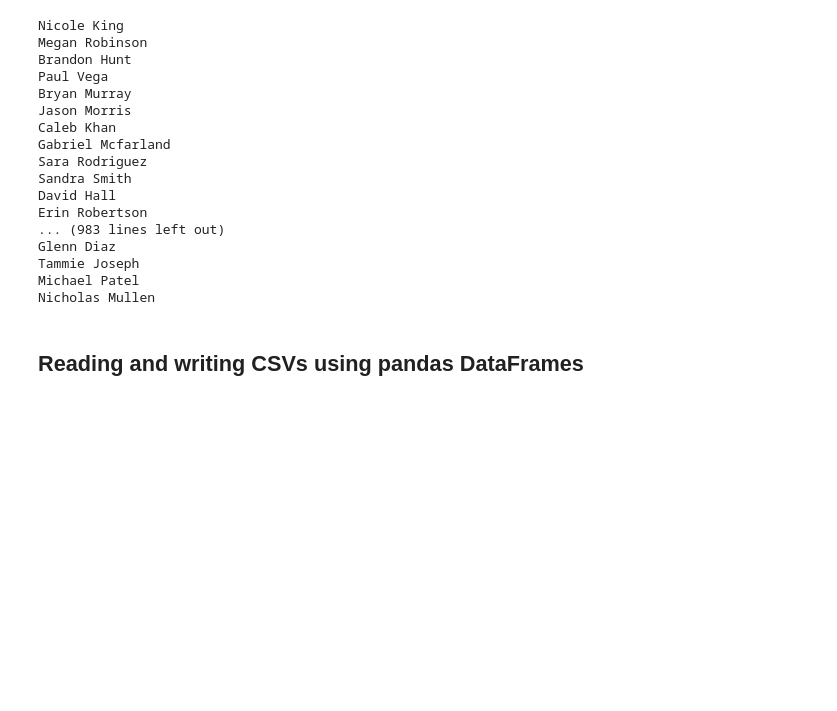
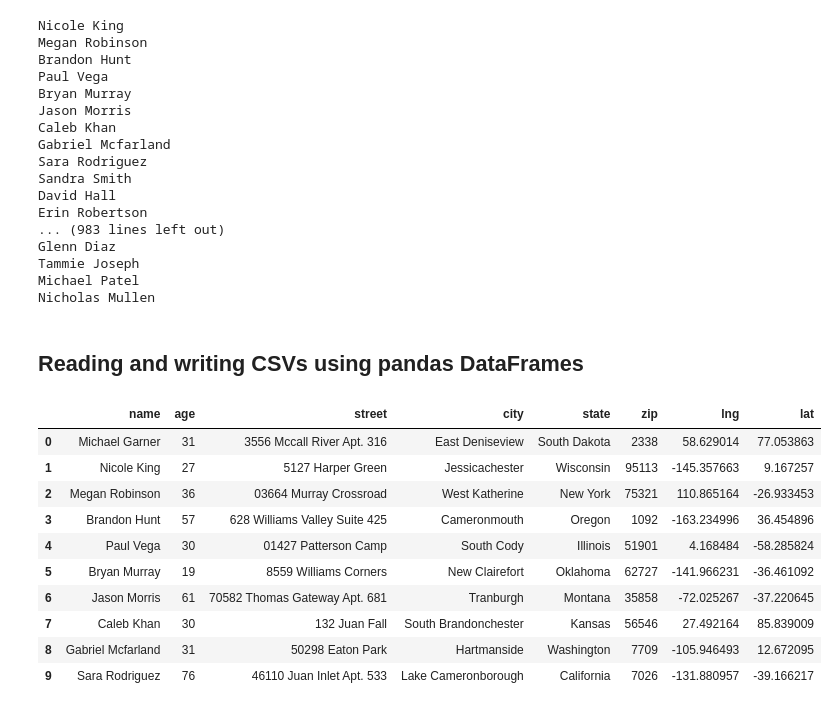
Before and after one commit to Mahdi88BH/Data-Engineering, a Jupyter notebook: Files_Handling/CSVs_Format.ipynb, the cells around one changed output. Drawn from its saved outputs; the diff is of its cells as text; code cells hidden in the pictures; blank space fills up the shorter version.

```diff
--- a/Files_Handling/CSVs_Format.ipynb
+++ b/Files_Handling/CSVs_Format.ipynb
@@ -67,0 +70,16 @@ Nicholas Mullen
+# %%
+df = pd.read_csv('../Data/data.csv')
+
+df.head(10)
+# %% [output]
+|  | name | age | street | city | state | zip | lng | lat |
+| 0 | Michael Garner | 31 | 3556 Mccall River Apt. 316 | East Deniseview | South Dakota | 2338 | 58.629014 | 77.053863 |
+| 1 | Nicole King | 27 | 5127 Harper Green | Jessicachester | Wisconsin | 95113 | -145.357663 | 9.167257 |
+| 2 | Megan Robinson | 36 | 03664 Murray Crossroad | West Katherine | New York | 75321 | 110.865164 | -26.933453 |
+| 3 | Brandon Hunt | 57 | 628 Williams Valley Suite 425 | Cameronmouth | Oregon | 1092 | -163.234996 | 36.454896 |
+| 4 | Paul Vega | 30 | 01427 Patterson Camp | South Cody | Illinois | 51901 | 4.168484 | -58.285824 |
+| 5 | Bryan Murray | 19 | 8559 Williams Corners | New Clairefort | Oklahoma | 62727 | -141.966231 | -36.461092 |
+| 6 | Jason Morris | 61 | 70582 Thomas Gateway Apt. 681 | Tranburgh | Montana | 35858 | -72.025267 | -37.220645 |
+| 7 | Caleb Khan | 30 | 132 Juan Fall | South Brandonchester | Kansas | 56546 | 27.492164 | 85.839009 |
+| 8 | Gabriel Mcfarland | 31 | 50298 Eaton Park | Hartmanside | Washington | 7709 | -105.946493 | 12.672095 |
+| 9 | Sara Rodriguez | 76 | 46110 Juan Inlet Apt. 533 | Lake Cameronborough | California | 7026 | -131.880957 | -39.166217 |
```
Also changed, not shown: parts of 11 cells of this notebook, 2 other files.
